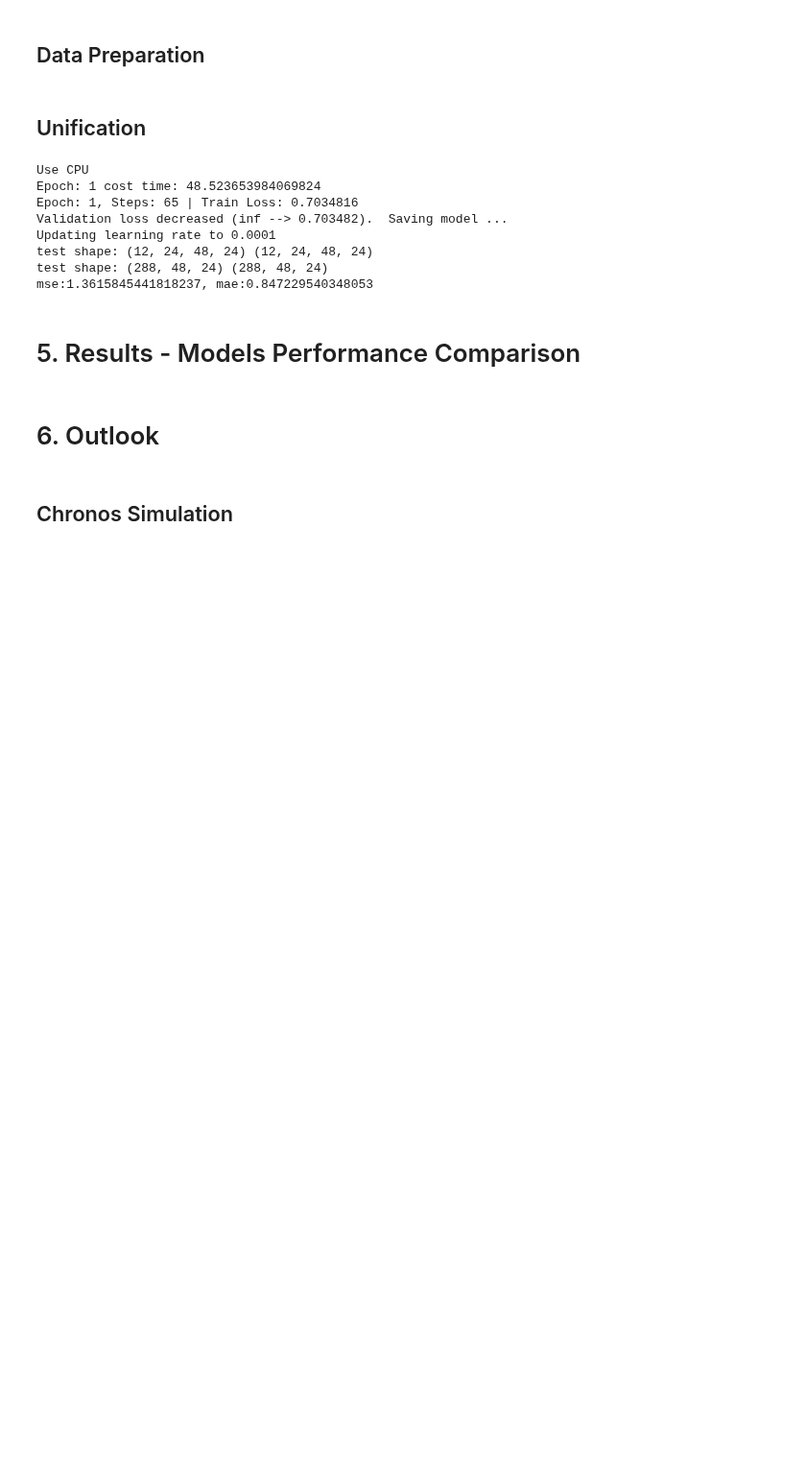
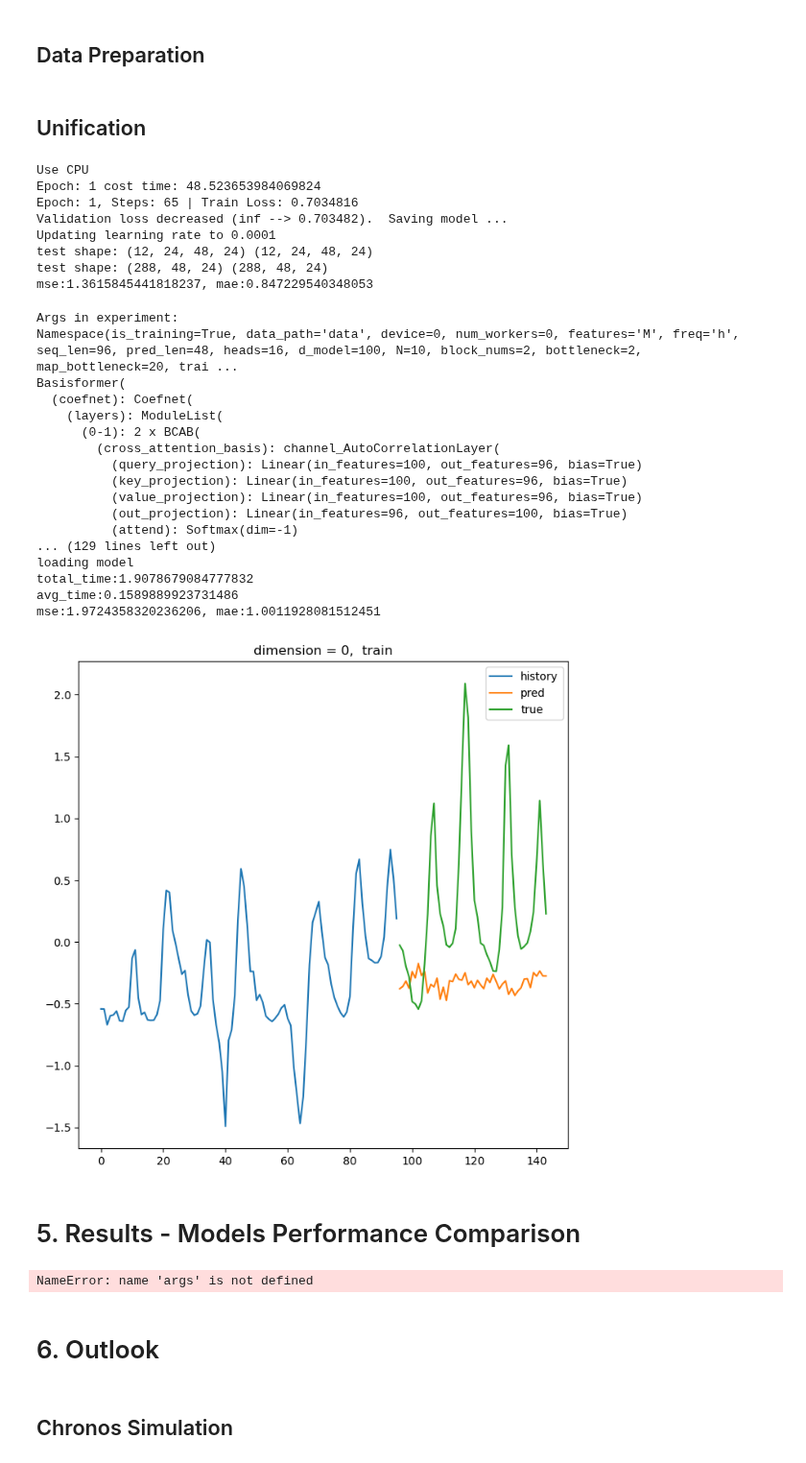
Before and after one commit to basovae/apa_group4_transformers_for_multivar_energy_forecasting, a Jupyter notebook: Main_Notebook.ipynb, the cells around one changed output. Shown at 96% size. Saved outputs shown, nothing was run; the diff lists cells and outputs as text; code cells hidden in the pictures; blank space fills up the shorter version.

Commit message:
basisformer fit results

```diff
--- a/Main_Notebook.ipynb
+++ b/Main_Notebook.ipynb
@@ -945,7 +945,7 @@ device = torch.device(f"cuda:{args.device}" if torch.cuda.is_available() else "c
 seq_length = 96
 pred_length = 48
 label_length = 48
-curr_model = "itransformer"
+curr_model = "basis_former"
 
 train_seq_x, train_seq_y = create_sequences(electricity_prices_train_scaled, seq_length, pred_length, label_length, curr_model)
 train_seq_x_mark, train_seq_y_mark = create_sequences(timestamp_features_train.drop(columns=['Datetime (UTC)']).values, seq_length, pred_length, label_length, curr_model)
@@ -1218,6 +1218,27 @@ Updating learning rate to 0.0001
 test shape: (12, 24, 48, 24) (12, 24, 48, 24)
 test shape: (288, 48, 24) (288, 48, 24)
 mse:1.3615845441818237, mae:0.847229540348053
+# %%
+Basisformer_train_test = fit(model="basis_former", train_flag=True, test_flag=True, train_loader=train_loader, test_loader=test_loader)
+# %% [output]
+Args in experiment:
+Namespace(is_training=True, data_path='data', device=0, num_workers=0, features='M', freq='h', seq_len=96, pred_len=48, heads=16, d_model=100, N=10, block_nums=2, bottleneck=2, map_bottleneck=20, trai ...
+Basisformer(
+  (coefnet): Coefnet(
+    (layers): ModuleList(
+      (0-1): 2 x BCAB(
+        (cross_attention_basis): channel_AutoCorrelationLayer(
+          (query_projection): Linear(in_features=100, out_features=96, bias=True)
+          (key_projection): Linear(in_features=100, out_features=96, bias=True)
+          (value_projection): Linear(in_features=100, out_features=96, bias=True)
+          (out_projection): Linear(in_features=96, out_features=100, bias=True)
+          (attend): Softmax(dim=-1)
+... (129 lines left out)
+loading model
+total_time:1.9078679084777832
+avg_time:0.1589889923731486
+mse:1.9724358320236206, mae:1.0011928081512451
+[figure, added]
 # %% [markdown]
 # 5. Results - Models Performance Comparison
 # %%
@@ -1250,6 +1271,8 @@ def compare_models(train_loader, test_loader, args, self, setting, device, recor
 # %%
 results = compare_models(train_loader=train_loader, test_loader=test_loader, args=args, self=exp, setting=setting, device=None, record_dir=None, index=None)
 print(results)
+# %% [output]
+NameError: name 'args' is not defined
 # %% [markdown]
 # 6. Outlook
 # %% [markdown]
```
Also changed, not shown: 2 other files.
